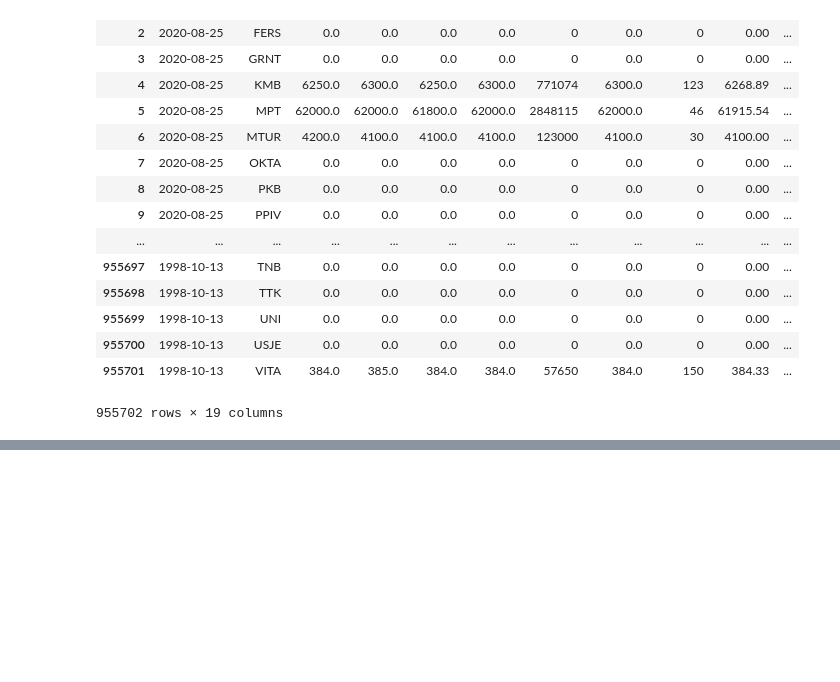
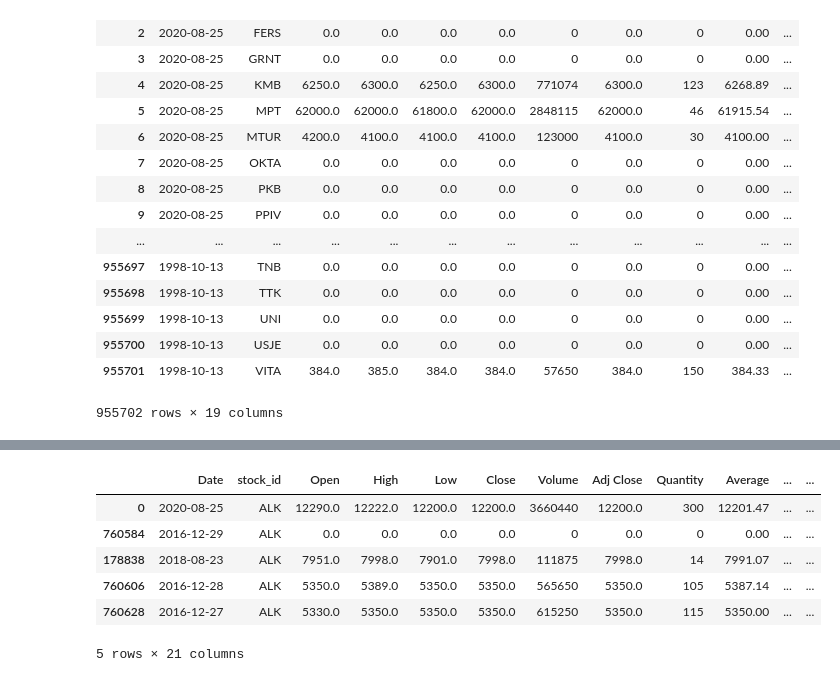
Before and after one commit to gjurcin/MacedoniaStockMarket, a Jupyter notebook: macedonian_stock_exchange_ivona.ipynb, the cells around one changed output, grey strips where cells are left out. Drawn from its saved outputs; the diff is of its cells as text; code cells hidden in the pictures; blank space fills up the shorter version.

```diff
--- a/macedonian_stock_exchange_ivona.ipynb
+++ b/macedonian_stock_exchange_ivona.ipynb
@@ -134,0 +122,10 @@ df.set_index(['Date', 'stock_id']).reindex(idx, fill_value=0).reset_index().sort
+# %%
+df1.head()
+# %% [output]
+|  | Date | stock_id | Open | High | Low | Close | Volume | Adj Close | Quantity | Average | ... | ... |
+| 0 | 2020-08-25 | ALK | 12290.0 | 12222.0 | 12200.0 | 12200.0 | 3660440 | 12200.0 | 300 | 12201.47 | ... | ... |
+| 760584 | 2016-12-29 | ALK | 0.0 | 0.0 | 0.0 | 0.0 | 0 | 0.0 | 0 | 0.00 | ... | ... |
+| 178838 | 2018-08-23 | ALK | 7951.0 | 7998.0 | 7901.0 | 7998.0 | 111875 | 7998.0 | 14 | 7991.07 | ... | ... |
+| 760606 | 2016-12-28 | ALK | 5350.0 | 5389.0 | 5350.0 | 5350.0 | 565650 | 5350.0 | 105 | 5387.14 | ... | ... |
+| 760628 | 2016-12-27 | ALK | 5330.0 | 5350.0 | 5350.0 | 5350.0 | 615250 | 5350.0 | 115 | 5350.00 | ... | ... |
+5 rows × 21 columns
```
Also changed, not shown: parts of 6 cells of this notebook.
